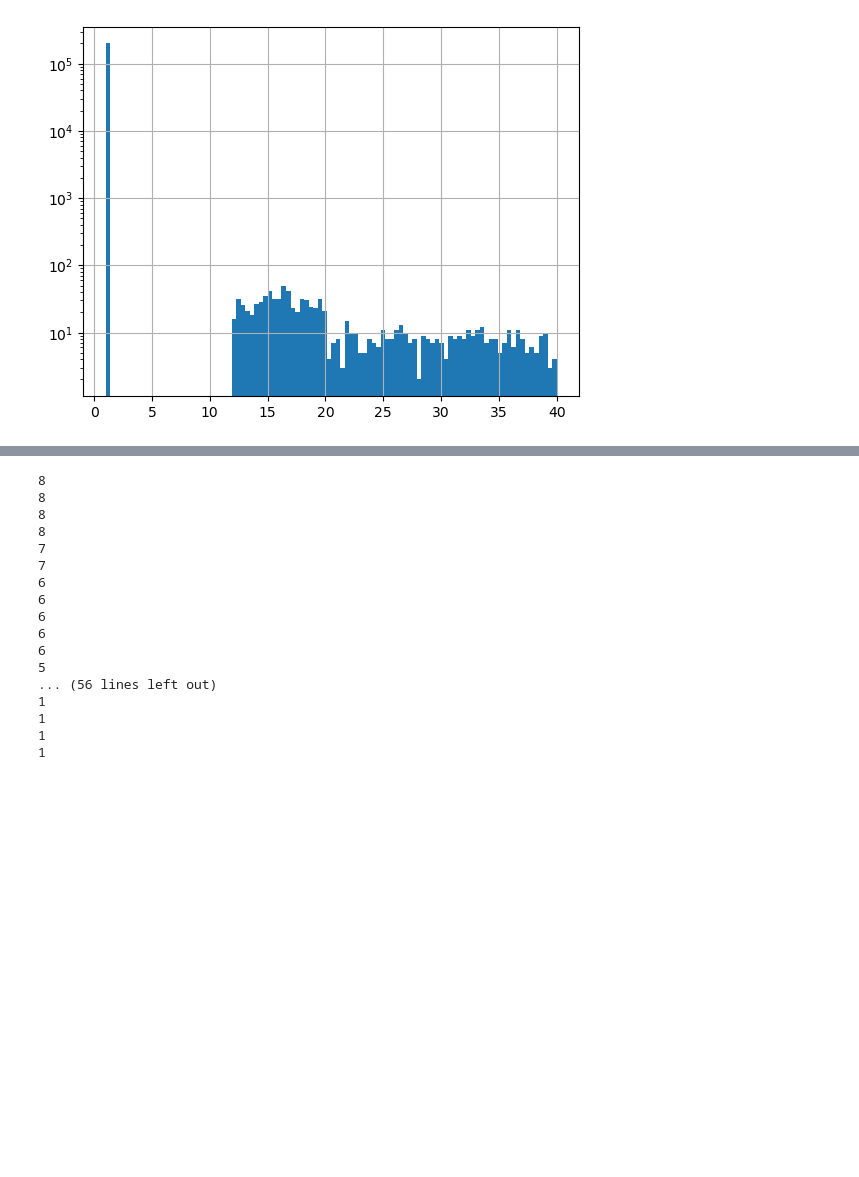
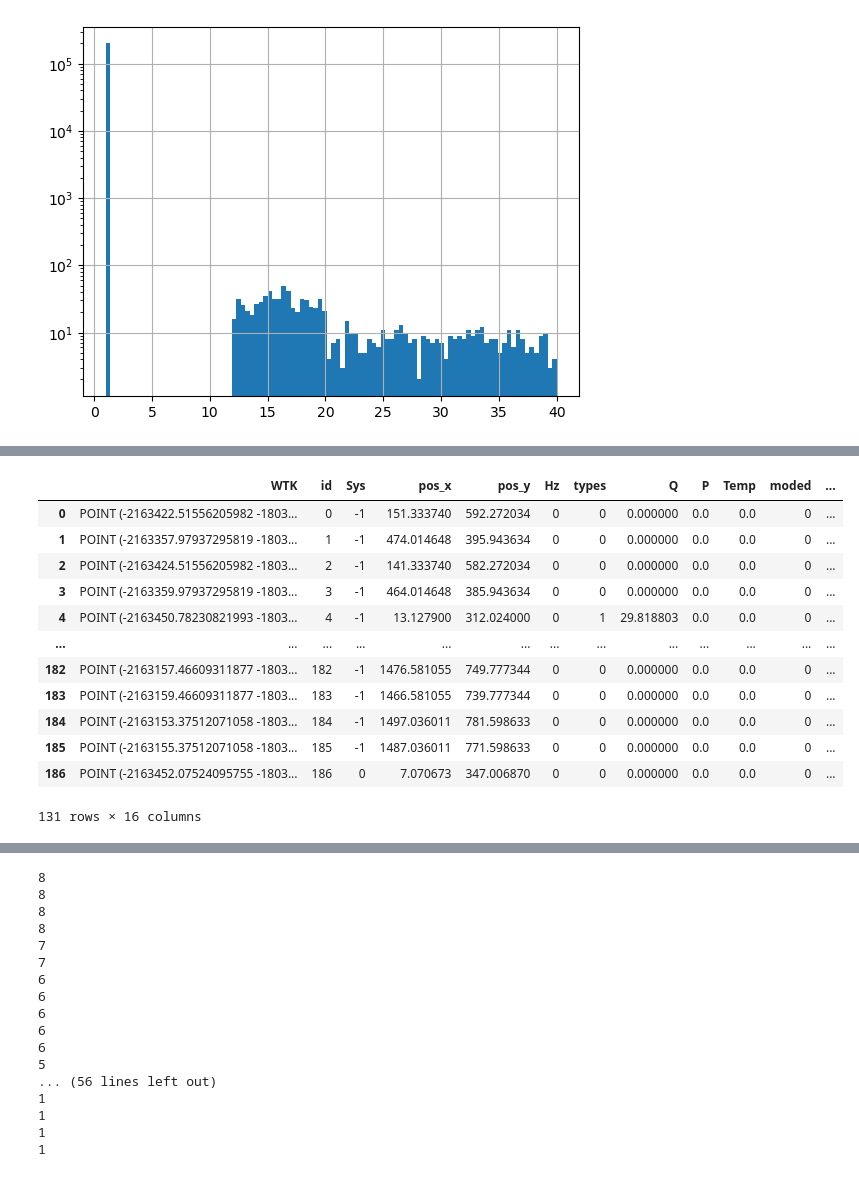
Before and after one commit to LabADTHeatNet/HNN, a Jupyter notebook: analyse_data.ipynb, the cells around one changed output, grey strips where cells are left out. Cells and saved outputs as stored; diff of their text form; code cells hidden in the pictures; blank space fills up the shorter version.

```diff
--- a/analyse_data.ipynb
+++ b/analyse_data.ipynb
@@ -263,0 +286,16 @@ len(edges_df['id_section'].unique())
+# %%
+nodes_df.loc[~nodes_df.index.isin(nodes_usr | junction_nodes)]
+# %% [output]
+|  | WTK | id | Sys | pos_x | pos_y | Hz | types | Q | P | Temp | moded | ... |
+| 0 | POINT (-2163422.51556205982 -1803... | 0 | -1 | 151.333740 | 592.272034 | 0 | 0 | 0.000000 | 0.0 | 0.0 | 0 | ... |
+| 1 | POINT (-2163357.97937295819 -1803... | 1 | -1 | 474.014648 | 395.943634 | 0 | 0 | 0.000000 | 0.0 | 0.0 | 0 | ... |
+| 2 | POINT (-2163424.51556205982 -1803... | 2 | -1 | 141.333740 | 582.272034 | 0 | 0 | 0.000000 | 0.0 | 0.0 | 0 | ... |
+| 3 | POINT (-2163359.97937295819 -1803... | 3 | -1 | 464.014648 | 385.943634 | 0 | 0 | 0.000000 | 0.0 | 0.0 | 0 | ... |
+| 4 | POINT (-2163450.78230821993 -1803... | 4 | -1 | 13.127900 | 312.024000 | 0 | 1 | 29.818803 | 0.0 | 0.0 | 0 | ... |
+| ... | ... | ... | ... | ... | ... | ... | ... | ... | ... | ... | ... | ... |
+| 182 | POINT (-2163157.46609311877 -1803... | 182 | -1 | 1476.581055 | 749.777344 | 0 | 0 | 0.000000 | 0.0 | 0.0 | 0 | ... |
+| 183 | POINT (-2163159.46609311877 -1803... | 183 | -1 | 1466.581055 | 739.777344 | 0 | 0 | 0.000000 | 0.0 | 0.0 | 0 | ... |
+| 184 | POINT (-2163153.37512071058 -1803... | 184 | -1 | 1497.036011 | 781.598633 | 0 | 0 | 0.000000 | 0.0 | 0.0 | 0 | ... |
+| 185 | POINT (-2163155.37512071058 -1803... | 185 | -1 | 1487.036011 | 771.598633 | 0 | 0 | 0.000000 | 0.0 | 0.0 | 0 | ... |
+| 186 | POINT (-2163452.07524095755 -1803... | 186 | 0 | 7.070673 | 347.006870 | 0 | 0 | 0.000000 | 0.0 | 0.0 | 0 | ... |
+131 rows × 16 columns
```
Also changed, not shown: parts of 4 cells of this notebook, 5 other files.
